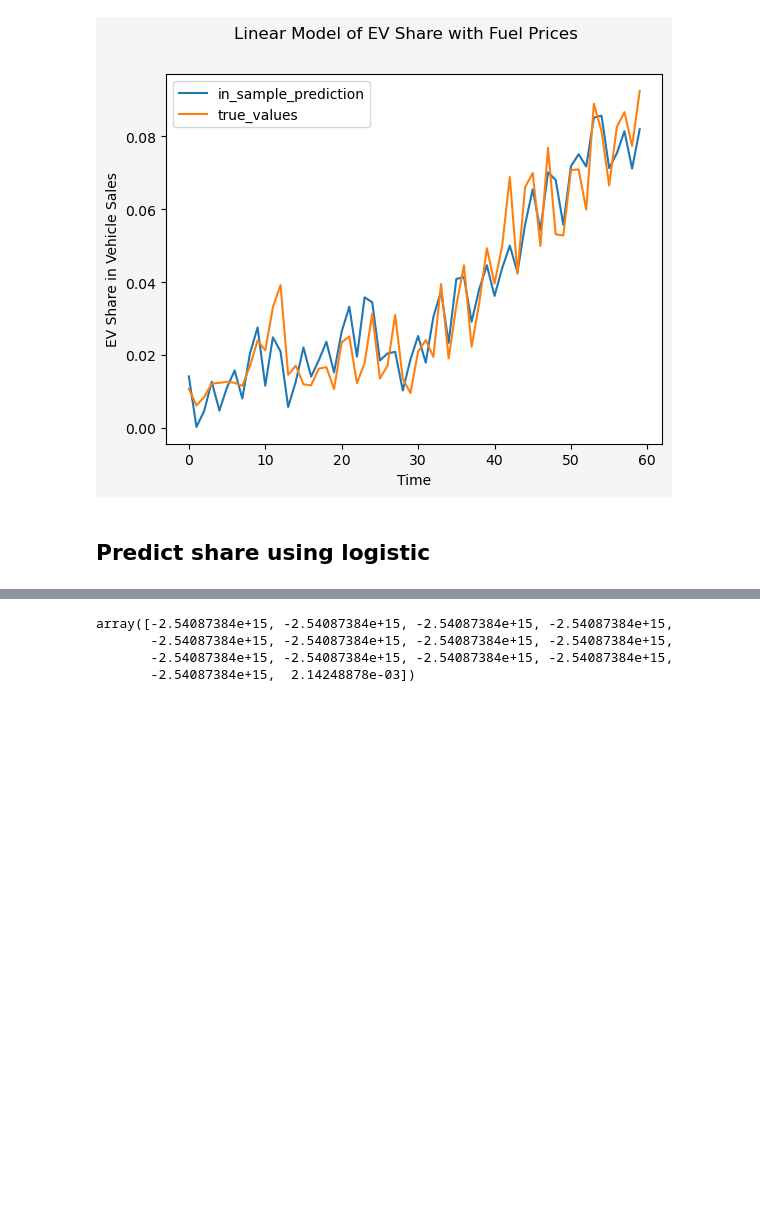
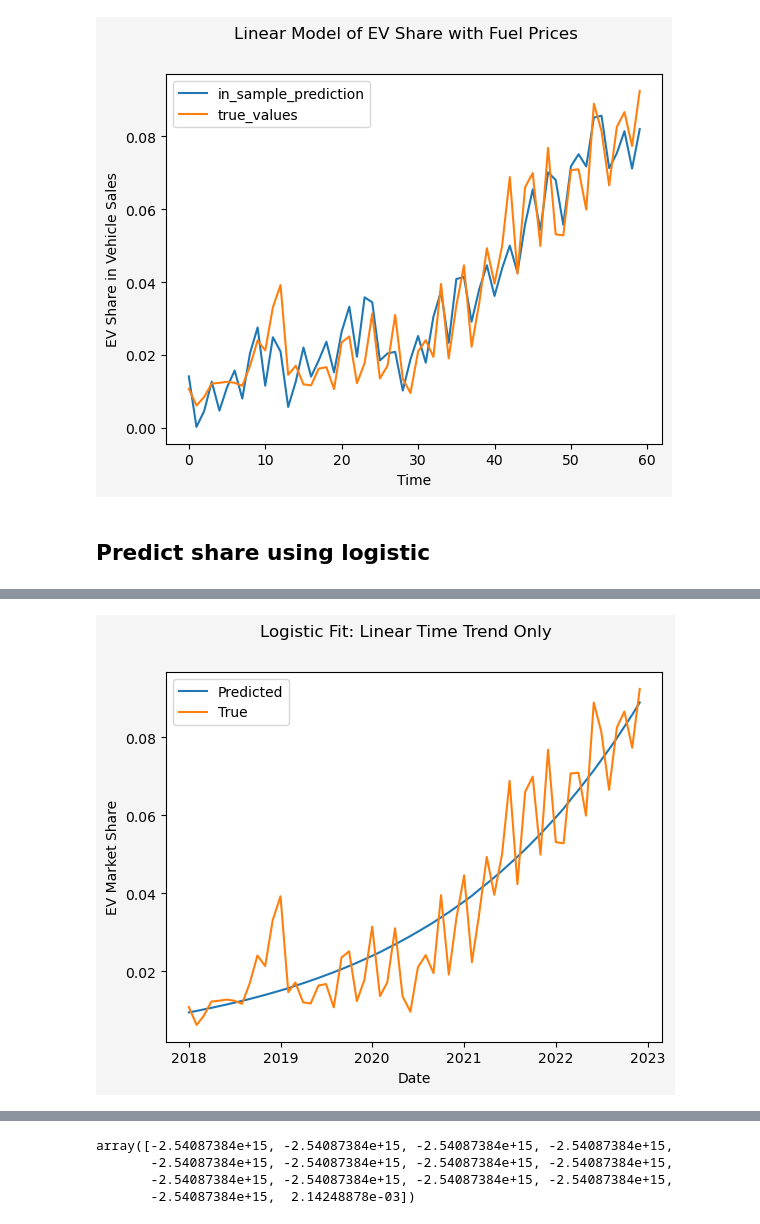
Before and after one commit to rajanoureddine/ctdot-tobin-yse, a Jupyter notebook: 4_forecasting/simple_forecast.ipynb, the cells around one changed output, grey strips where cells are left out. Saved outputs shown, nothing was run; the diff lists cells and outputs as text; code cells hidden in the pictures; blank space fills up the shorter version.

```diff
--- a/4_forecasting/simple_forecast.ipynb
+++ b/4_forecasting/simple_forecast.ipynb
@@ -674,5 +684,5 @@ plot_lines([list(range(0,60))]*2,list(share_fuelprice_linear.values())[1:3], lis
 # %%
-form_logit = 'share_in_yr_mth~time+month_01+month_02+month_03+month_04+month_05+month_06+month_07+month_08+month_09+month_10+month_11+month_12'
+form_logit = 'share_in_yr_mth~time'
 logit_model = smf.logit(form_logit, data = ev_sales_zip_grouped_dummies)
 logit_model_results = logit_model.fit()
 # %% [output]
@@ -712,0 +730,6 @@ plt.plot(logit_model_results.predict(predict_data))
+# %%
+plot_lines([ev_sales_zip_grouped_dummies["date"].tolist()]*2,
+           [logit_model_results.predict(ev_sales_zip_grouped_dummies), ev_sales_zip_grouped_dummies["share_in_yr_mth"]],
+          ["Predicted", "True"], xlabel = "Date", ylabel = "EV Market Share", suptitle = "Logistic Fit: Linear Time Trend Only")
+# %% [output]
+[figure, added]
```
Also changed, not shown: parts of 29 cells of this notebook, 3 other files.
